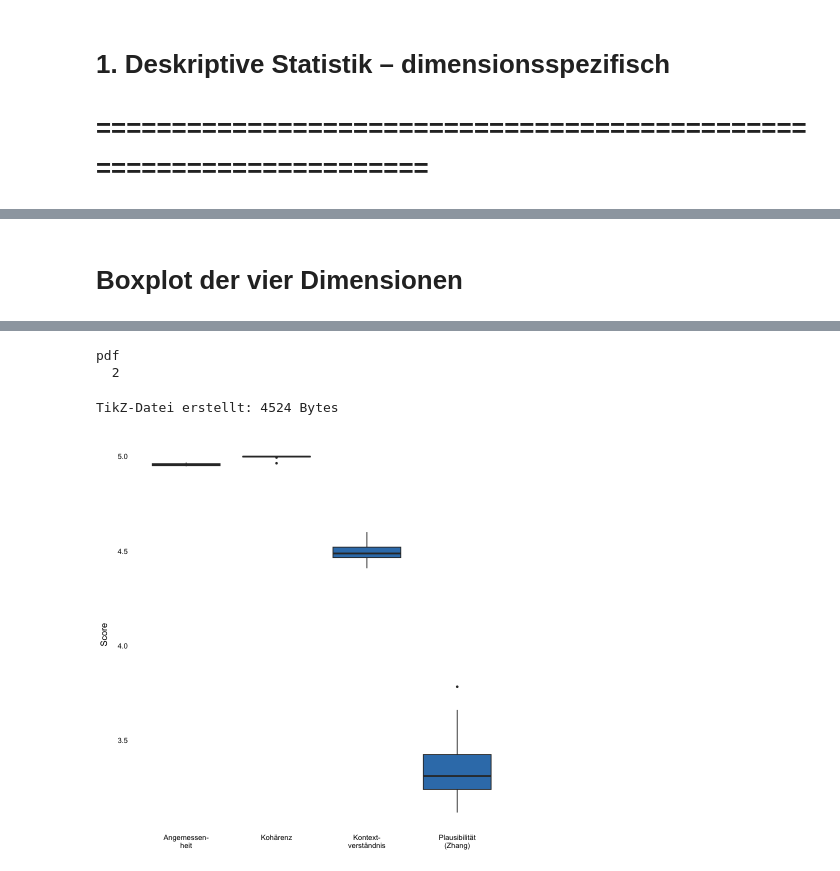
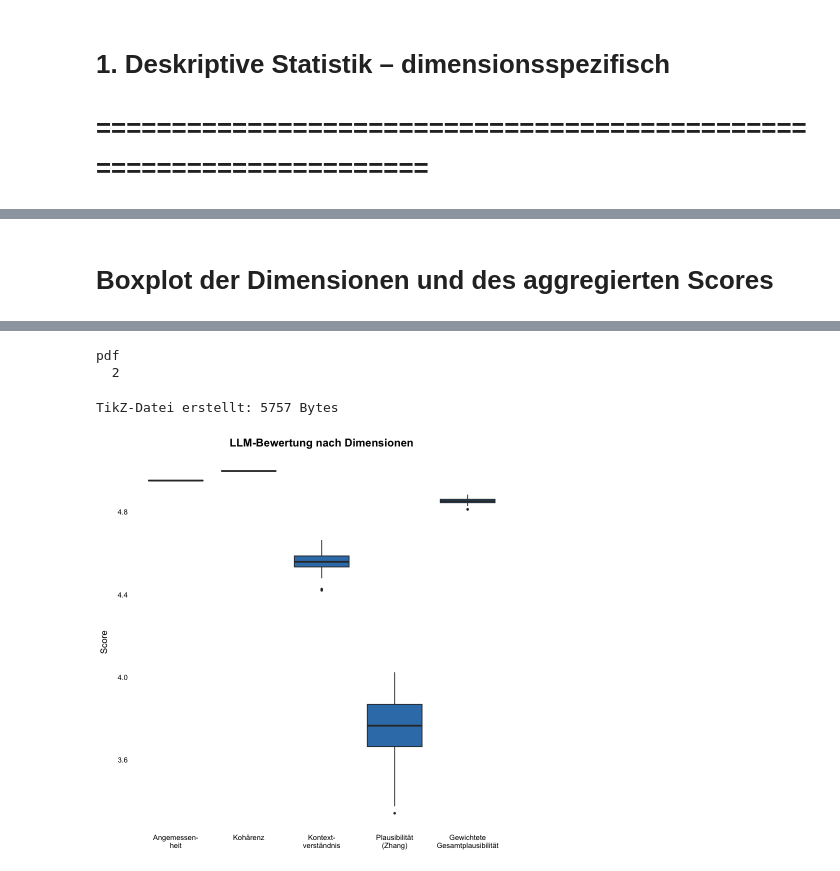
Before and after one commit to Joern99/Bachelorarbeit, a Jupyter notebook: technische Umsetzung/Diagramme/LLM as a judge.ipynb, the cells around one changed output, grey strips where cells are left out. Cells and saved outputs as stored; diff of their text form; code cells hidden in the pictures.

```diff
--- a/technische Umsetzung/Diagramme/LLM as a judge.ipynb
+++ b/technische Umsetzung/Diagramme/LLM as a judge.ipynb
@@ -16,7 +16,7 @@ library(scales)
 setwd("/Users/joern.ahlert/Desktop/Bachelorarbeit")
 
 df <- read.csv(file.path("technische Umsetzung", "LLM as a judge",
-                         "llm_evaluation_results_100_episodes.csv"))
+                         "llm_evaluation_results_100_episodes_temp1.0.csv"))
 
 View(df)
 # %% [output]
@@ -96,24 +108,22 @@ Table: Deskriptive Statistik der LLM-Scores über 100 Iterationen (pro Episode
 # %% [markdown]
-# Boxplot der vier Dimensionen
+# Boxplot der Dimensionen und des aggregierten Scores
 # %%
-# Pro Episode (Durchlauf) die 8 Fragen aggregieren
-# -> Ergebnis: 100 Werte pro Dimension (einer pro Episode)
-df_agg_per_episode <- df %>%
-  group_by(Episode) %>%
-  summarise(
-    Kontextverständnis = mean(Kontextverständnis_Score, na.rm = TRUE),
-    Kohärenz = mean(Kohärenz_Score, na.rm = TRUE),
-    Angemessenheit = mean(Angemessenheit_Score, na.rm = TRUE),
-    `Plausibilität nach Zhang` = mean(Gesamtplausibilität_Score, na.rm = TRUE)
-  )
-
-# Daten ins Long-Format transformieren (100 Werte pro Dimension)
+# Daten ins Long-Format transformieren (100 Werte pro Dimension + aggregierter Score)
 df_long <- df_agg_per_episode %>%
   select(-Episode) %>%
   pivot_longer(
     cols = everything(),
     names_to = "Dimension",
     values_to = "Score"
+  ) %>%
+  mutate(
+    Dimension = factor(Dimension, levels = c(
+      "Angemessenheit",
+      "Kohärenz",
+      "Kontextverständnis",
+      "Plausibilität nach Zhang",
+      "Aggregierter Score"
+    ))
   )
 
 
@@ -132,7 +142,7 @@ tikz(file = "boxplot_llm_dim.tex",
 p <- ggplot(df_long, aes(x = Dimension, y = Score)) +
   geom_boxplot(fill = "#377eb8", outlier.size = 0.8) +
   labs(
-    title = NULL,  # GEÄNDERT: Überschrift entfernt
+    title = "LLM-Bewertung nach Dimensionen",
     x = NULL,
     y = "Score"
   ) +
@@ -141,7 +151,8 @@ p <- ggplot(df_long, aes(x = Dimension, y = Score)) +
       "Angemessen-\nheit",
       "Kohärenz",
       "Kontext-\nverständnis",
-      "Plausibilität\n(Zhang)"
+      "Plausibilität\n(Zhang)",
+      "Gewichtete\nGesamtplausibilität"
     )
   ) +
   scale_y_continuous(
@@ -150,7 +161,7 @@ p <- ggplot(df_long, aes(x = Dimension, y = Score)) +
   ) +
   theme_minimal(base_size = 11) +  # GEÄNDERT: von 14 auf 11
   theme(
-    # plot.title entfernt, da title = NULL
+    plot.title   = element_text(hjust = 0.5, face = "bold"),
     axis.text.x  = element_text(angle = 0, vjust = 1, hjust = 0.5),
     axis.title.y = element_text(margin = margin(r = 10)),
     axis.text    = element_text(color = "black"),
@@ -186,4 +201,4 @@ Warning message in (function (texString, cex = 1, face = 1, engine = getOption("
 pdf
   2
-TikZ-Datei erstellt: 4524 Bytes
+TikZ-Datei erstellt: 5757 Bytes
-[figure, old version]
+[figure, new version]
```
Also changed, not shown: parts of 11 cells of this notebook, 14 other files.
